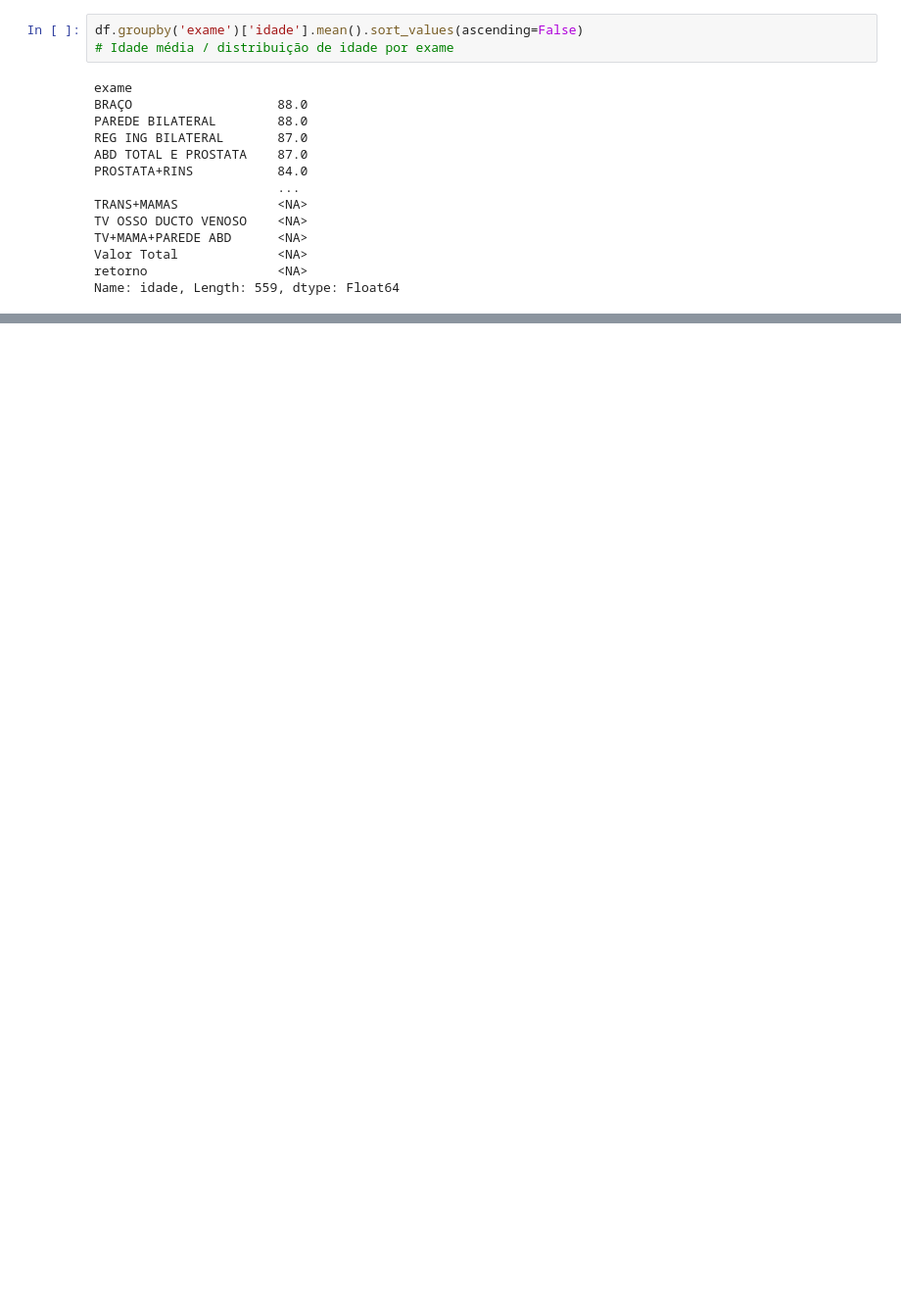
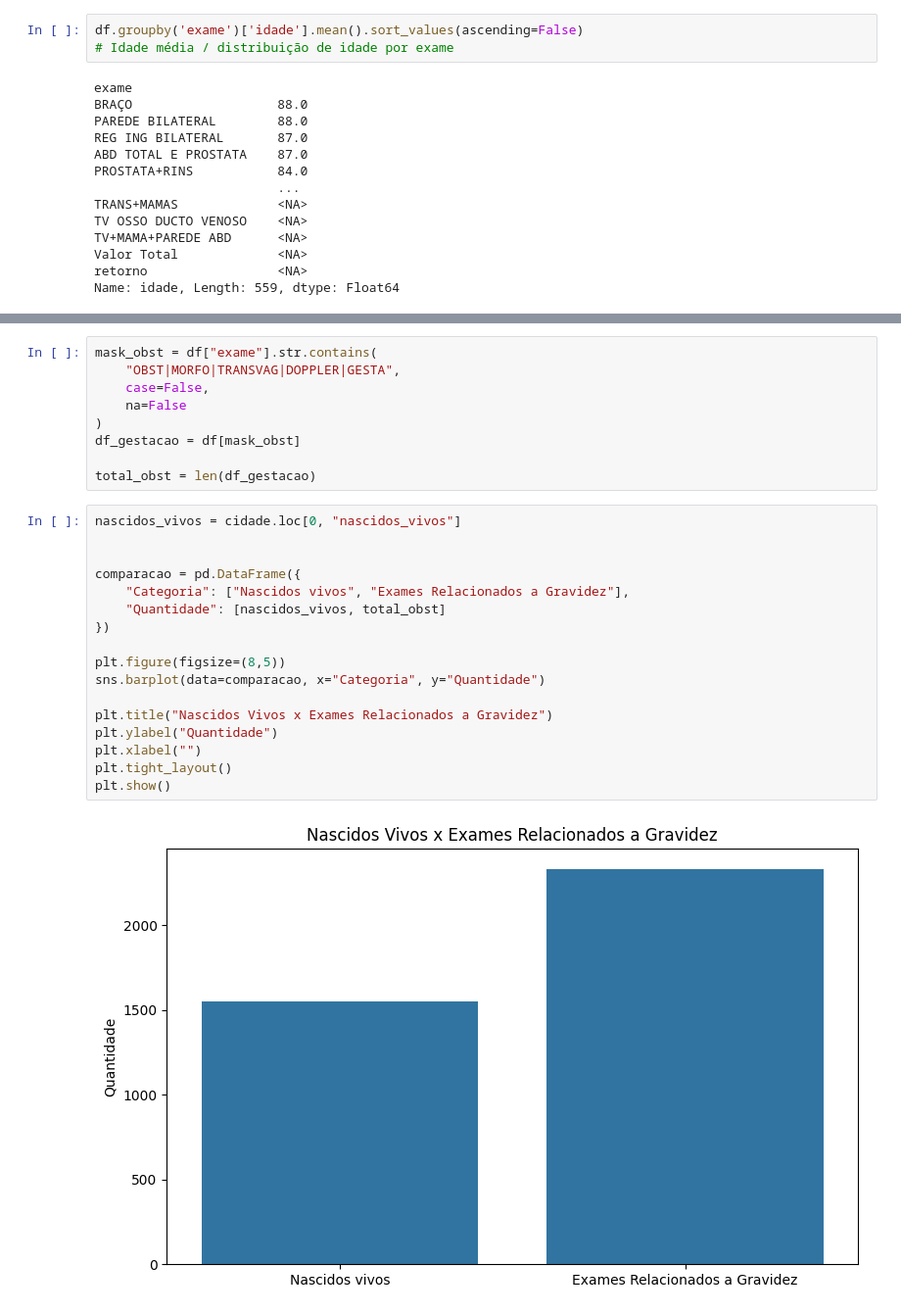
Before and after one commit to BarbaraFSM/analise_pacientes_ultra, a Jupyter notebook: analiseUltrassonografia.ipynb, the cells around one changed output, grey strips where cells are left out. Shown at 98% size. Drawn from its saved outputs; the diff is of its cells as text; blank space fills up the shorter version.

```diff
--- a/analiseUltrassonografia.ipynb
+++ b/analiseUltrassonografia.ipynb
@@ -324,0 +405,28 @@ plt.show()
+# %%
+mask_obst = df["exame"].str.contains(
+    "OBST|MORFO|TRANSVAG|DOPPLER|GESTA",
+    case=False,
+    na=False
+)
+df_gestacao = df[mask_obst]
+
+total_obst = len(df_gestacao)
+# %%
+nascidos_vivos = cidade.loc[0, "nascidos_vivos"]
+
+
+comparacao = pd.DataFrame({
+    "Categoria": ["Nascidos vivos", "Exames Relacionados a Gravidez"],
+    "Quantidade": [nascidos_vivos, total_obst]
+})
+
+plt.figure(figsize=(8,5))
+sns.barplot(data=comparacao, x="Categoria", y="Quantidade")
+
+plt.title("Nascidos Vivos x Exames Relacionados a Gravidez")
+plt.ylabel("Quantidade")
+plt.xlabel("")
+plt.tight_layout()
+plt.show()
+# %% [output]
+[figure, added]
```
Also changed, not shown: parts of 22 cells of this notebook.
